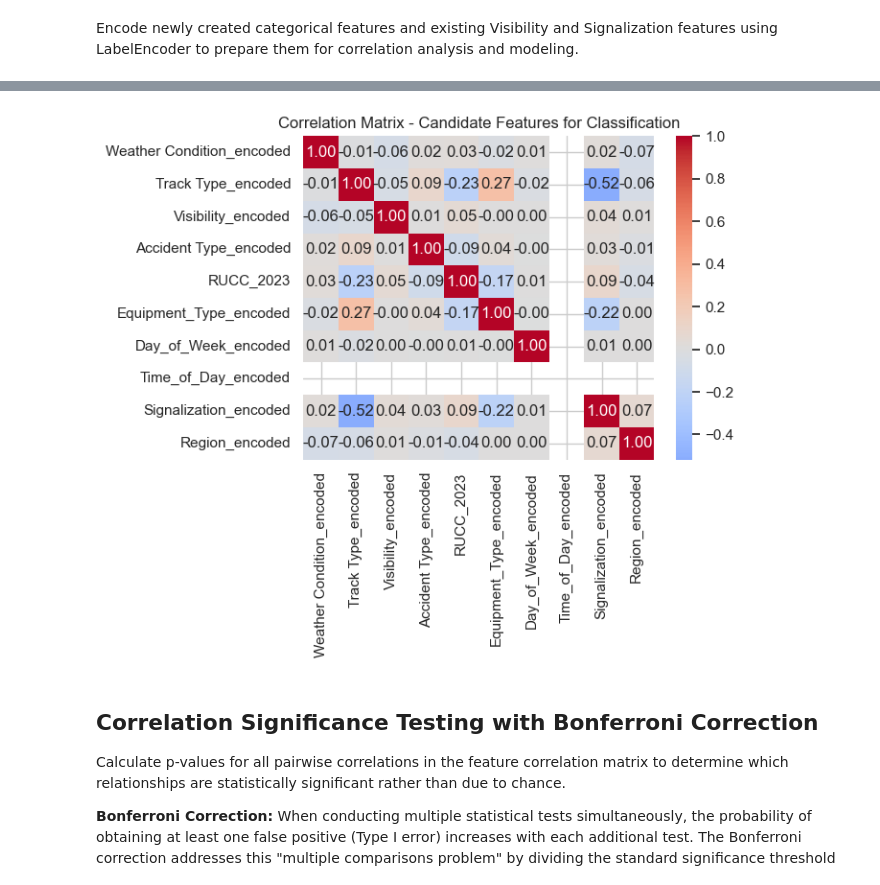
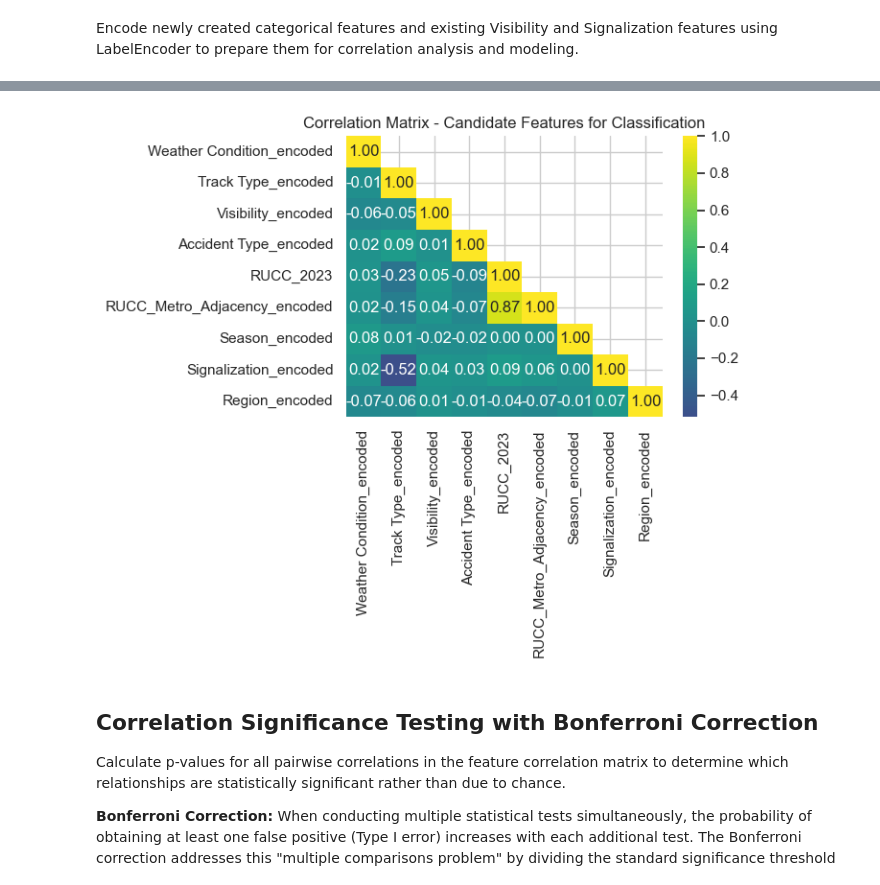
Before and after one commit to TimothyHHMai/rail-risk-census-analysis-521, a Jupyter notebook: notebooks/phase-2-cause-code-eda.ipynb, the cells around one changed output, grey strips where cells are left out. Cells and saved outputs as stored; diff of their text form; code cells hidden in the pictures.

```diff
--- a/notebooks/phase-2-cause-code-eda.ipynb
+++ b/notebooks/phase-2-cause-code-eda.ipynb
@@ -20,11 +20,15 @@ import pandas as pd
 import numpy as np
 import matplotlib.pyplot as plt
 import seaborn as sns
+import matplotlib.style as style
+from sklearn.preprocessing import LabelEncoder
+from scipy.stats import pearsonr, chi2_contingency
 
 RANDOM_SEED = 521
 np.random.seed(RANDOM_SEED)
 
 sns.set_theme(style="whitegrid")
+style.use('tableau-colorblind10')
 
 # Load processed merged dataframe
 df_merged = pd.read_csv("../data/processed/df_merged.csv.zip")
@@ -839,0 +911,33 @@ Region: {'Midwest': np.int64(0), 'Northeast': np.int64(1), 'South': np.int64(2),
+# %%
+# Encode new categorical features using LabelEncoder
+
+
+# Initialize encoders
+le_equipment = LabelEncoder()
+le_day = LabelEncoder()
+le_visibility = LabelEncoder()
+le_signalization = LabelEncoder()
+le_region = LabelEncoder()
+le_rucc_adjacency = LabelEncoder()
+le_season = LabelEncoder()
+
+# Encode features (handling NaN values)
+df_encoded['Equipment_Type_encoded'] = le_equipment.fit_transform(df_merged['Equipment_Type_Mapped'].fillna('Unknown'))
+df_encoded['Day_of_Week_encoded'] = le_day.fit_transform(df_merged['Day_of_Week'].fillna('Unknown'))
+df_encoded['Visibility_encoded'] = le_visibility.fit_transform(df_merged['Visibility'].fillna('Unknown'))
+df_encoded['Signalization_encoded'] = le_signalization.fit_transform(df_merged['Signalization'].fillna('Unknown'))
+df_encoded['Region_encoded'] = le_region.fit_transform(df_merged['Region'].fillna('Unknown'))
+df_encoded['RUCC_Metro_Adjacency_encoded'] = le_rucc_adjacency.fit_transform(df_merged['RUCC_Metro_Adjacency'].fillna('Unknown'))
+df_encoded['Season_encoded'] = le_season.fit_transform(df_merged['Season'].fillna('Unknown'))
+
+df_encoded.to_csv("../data/processed/df_encoded_features_complete.csv.zip", index=False, compression='zip')
+print(f"Saved df_encoded: {len(df_encoded.columns)} columns\n")
+
+print("Encoded features:")
+print(f"Equipment Type: {dict(zip(le_equipment.classes_, le_equipment.transform(le_equipment.classes_)))}")
+print(f"Day of Week: {dict(zip(le_day.classes_, le_day.transform(le_day.classes_)))}")
+print(f"Visibility: {dict(zip(le_visibility.classes_, le_visibility.transform(le_visibility.classes_)))}")
+print(f"Signalization: {dict(zip(le_signalization.classes_, le_signalization.transform(le_signalization.classes_)))}")
+print(f"Region: {dict(zip(le_region.classes_, le_region.transform(le_region.classes_)))}")
+print(f"RUCC Metro-Adjacency: {dict(zip(le_rucc_adjacency.classes_, le_rucc_adjacency.transform(le_rucc_adjacency.classes_)))}")
+print(f"Season: {dict(zip(le_season.classes_, le_season.transform(le_season.classes_)))}")
@@ -840,28 +955,28 @@ Region: {'Midwest': np.int64(0), 'Northeast': np.int64(1), 'South': np.int64(2),
 # %%
 # Create correlation matrix with all candidate features
 relevant_cols = [
     'Weather Condition_encoded',
     'Track Type_encoded',
     'Visibility_encoded',
     'Accident Type_encoded',
     'RUCC_2023',
-    'Equipment_Type_encoded',
-    'Day_of_Week_encoded',
-    'Time_of_Day_encoded',
+    'RUCC_Metro_Adjacency_encoded',
+    'Season_encoded',
     'Signalization_encoded',
     'Region_encoded'
 ]
 
 # Create correlation matrix
 corr_focused = df_encoded[relevant_cols].corr()
+mask = np.triu(np.ones_like(corr_focused, dtype=bool), k=1)
 
 plt.figure(figsize=(7, 6))
-sns.heatmap(corr_focused, annot=True, fmt='.2f', cmap='coolwarm', center=0)
+sns.heatmap(corr_focused, annot=True, fmt='.2f', cmap='viridis', center=0, mask=mask)
 plt.title('Correlation Matrix - Candidate Features for Classification')
 plt.tight_layout()
 plt.show()
 # %% [output]
-[figure, old version]
+[figure, new version]
 # %% [markdown]
 ## Correlation Significance Testing with Bonferroni Correction
 
```
Also changed, not shown: parts of 24 cells of this notebook, 8 other files.
